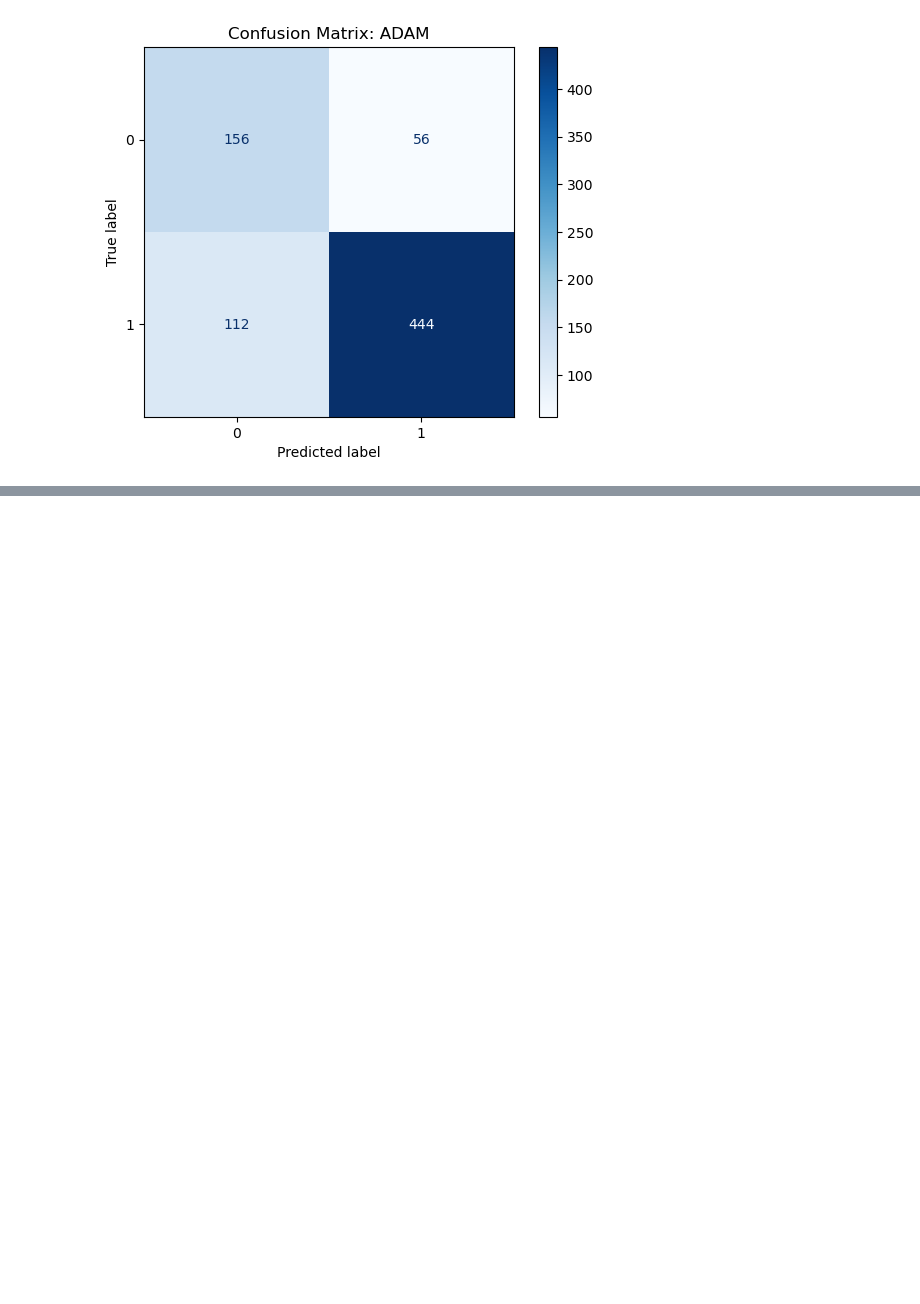
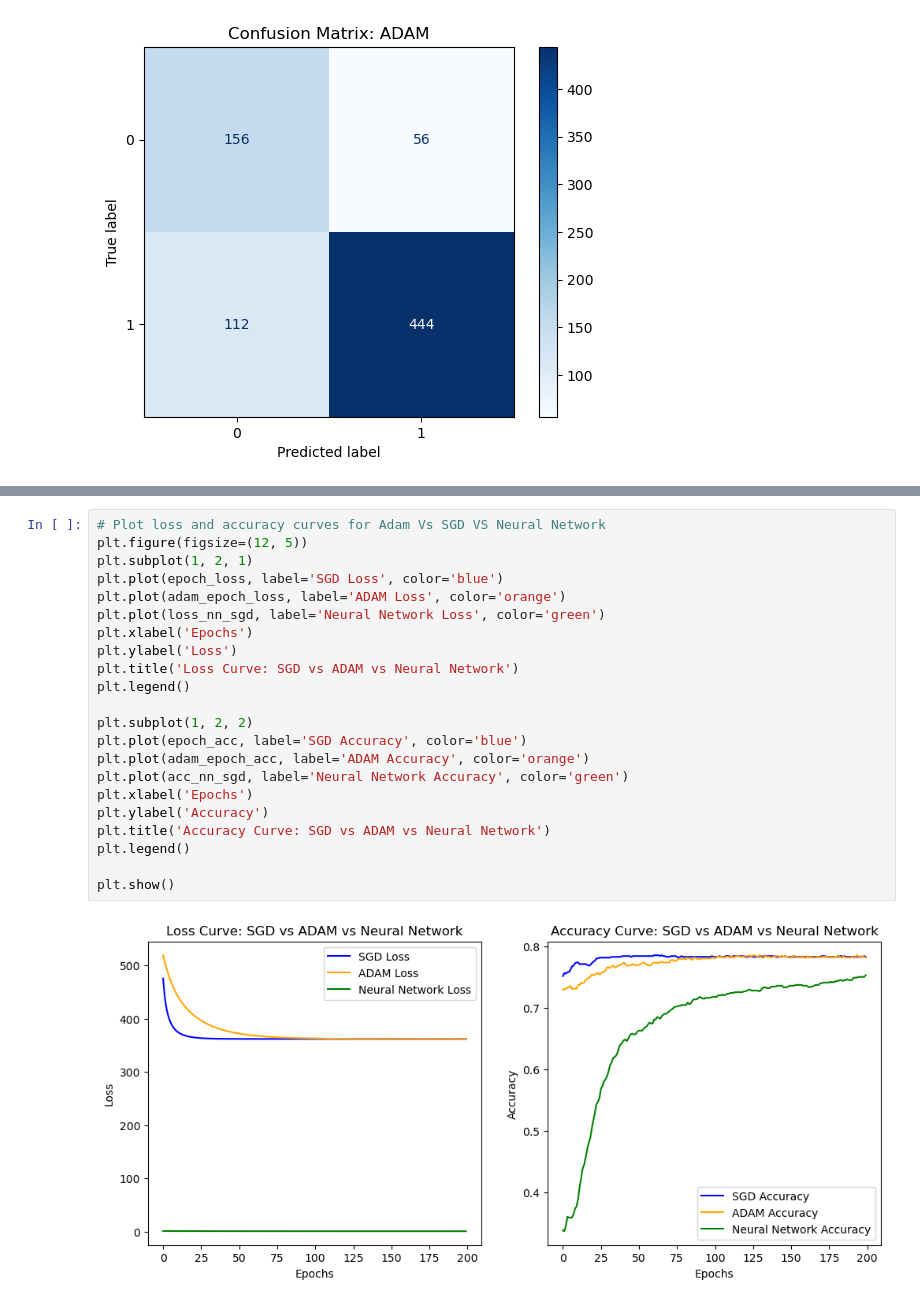
Before and after one commit to SonOfGillas/Satistical_and_Mathematical_Methods_for_machine_learning, a Jupyter notebook: homework/homework-3.ipynb, the cells around one changed output, grey strips where cells are left out. Drawn from its saved outputs; the diff is of its cells as text; blank space fills up the shorter version.

```diff
--- a/homework/homework-3.ipynb
+++ b/homework/homework-3.ipynb
@@ -410,0 +519,24 @@ plt.show()
+# %%
+# Plot loss and accuracy curves for Adam Vs SGD VS Neural Network
+plt.figure(figsize=(12, 5))
+plt.subplot(1, 2, 1)
+plt.plot(epoch_loss, label='SGD Loss', color='blue')
+plt.plot(adam_epoch_loss, label='ADAM Loss', color='orange')
+plt.plot(loss_nn_sgd, label='Neural Network Loss', color='green')
+plt.xlabel('Epochs')
+plt.ylabel('Loss')
+plt.title('Loss Curve: SGD vs ADAM vs Neural Network')
+plt.legend()
+
+plt.subplot(1, 2, 2)
+plt.plot(epoch_acc, label='SGD Accuracy', color='blue')
+plt.plot(adam_epoch_acc, label='ADAM Accuracy', color='orange')
+plt.plot(acc_nn_sgd, label='Neural Network Accuracy', color='green')
+plt.xlabel('Epochs')
+plt.ylabel('Accuracy')
+plt.title('Accuracy Curve: SGD vs ADAM vs Neural Network')
+plt.legend()
+
+plt.show()
+# %% [output]
+[figure, added]
```
Also changed, not shown: parts of 5 cells of this notebook.
